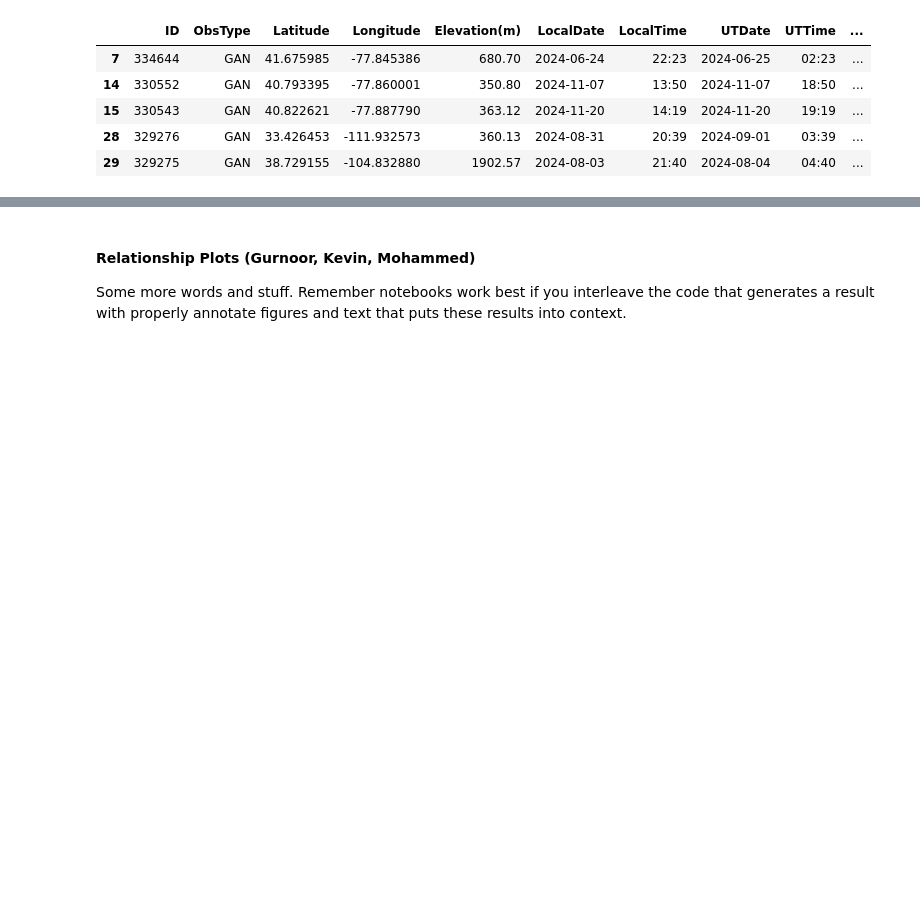
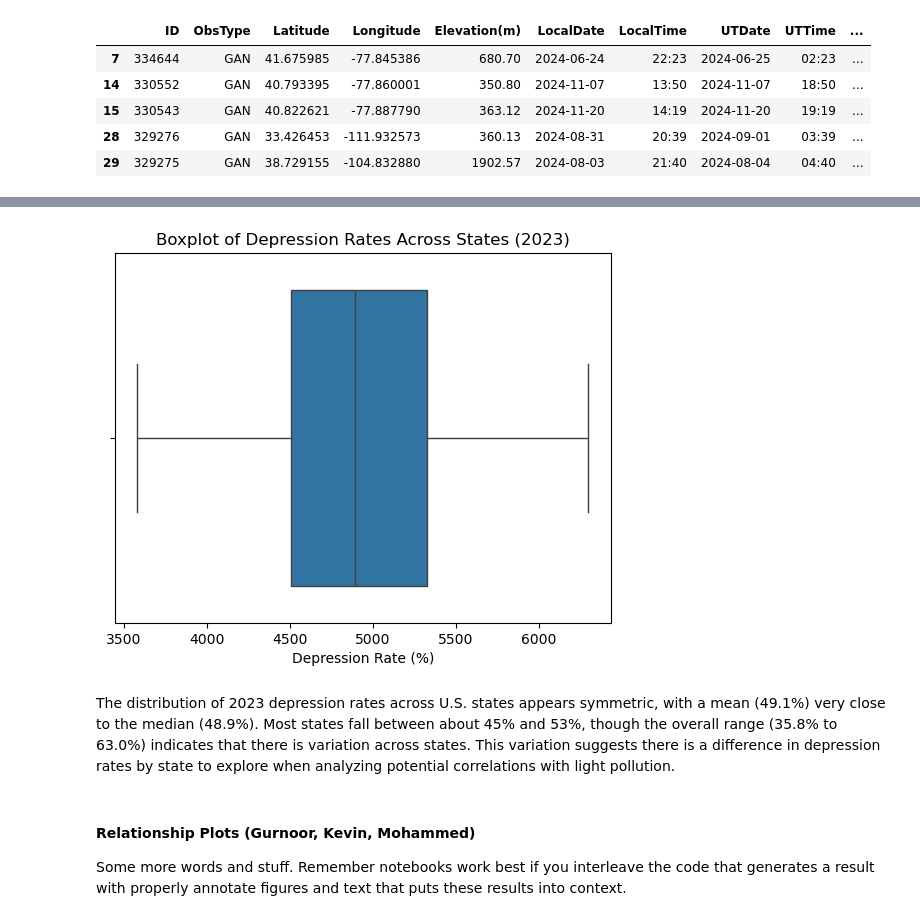
Before and after one commit to COGS108/Group020_WI26, a Jupyter notebook: 02-EDACheckpoint.ipynb, the cells around one changed output, grey strips where cells are left out. Cells and saved outputs as stored; diff of their text form; code cells hidden in the pictures; blank space fills up the shorter version.

```diff
--- a/02-EDACheckpoint.ipynb
+++ b/02-EDACheckpoint.ipynb
@@ -351,3 +486,16 @@ combined_df.to_csv('data/01-interim/combined_df_1.csv', index = 0);
+# %%
+sns.boxplot(
+    x=combined_df["DepressionRate_2023"]
+)
+
+plt.title("Boxplot of Depression Rates Across States (2023)")
+plt.xlabel("Depression Rate (%)")
+
+plt.show()
+# %% [output]
+[figure, added]
+# %% [markdown]
+The distribution of 2023 depression rates across U.S. states appears symmetric, with a mean (49.1%) very close to the median (48.9%). Most states fall between about 45% and 53%, though the overall range (35.8% to 63.0%) indicates that there is variation across states. This variation suggests there is a difference in depression rates by state to explore when analyzing potential correlations with light pollution.
 # %% [markdown]
 #### Relationship Plots (Gurnoor, Kevin, Mohammed)
 
```
Also changed, not shown: parts of 16 cells of this notebook.
